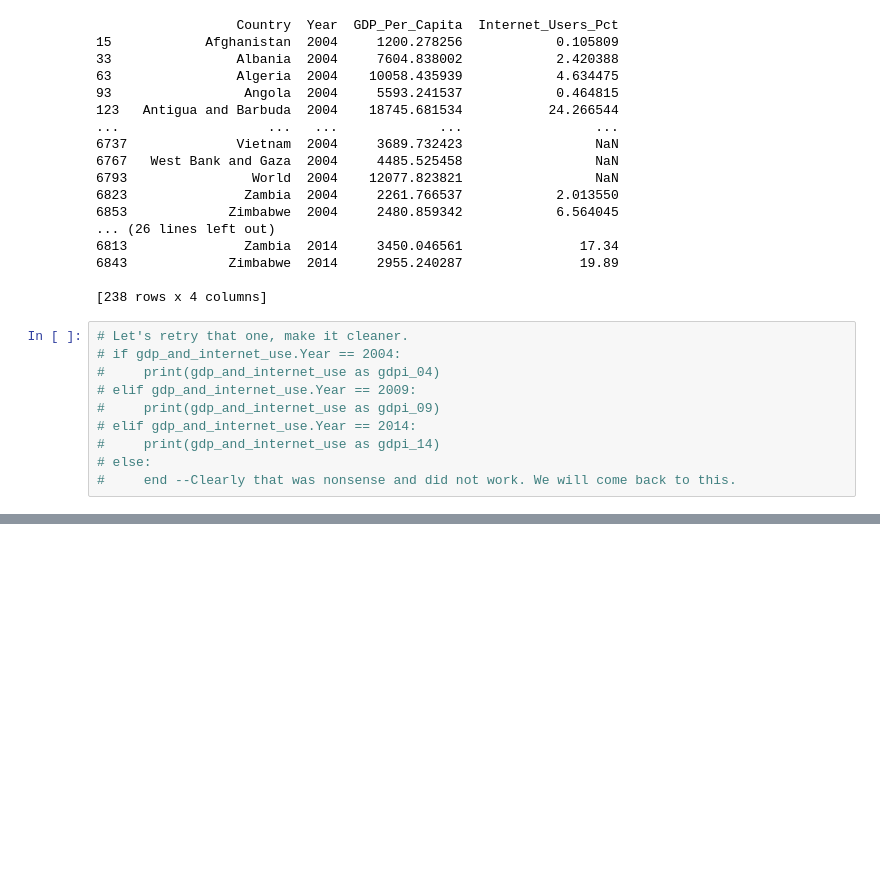
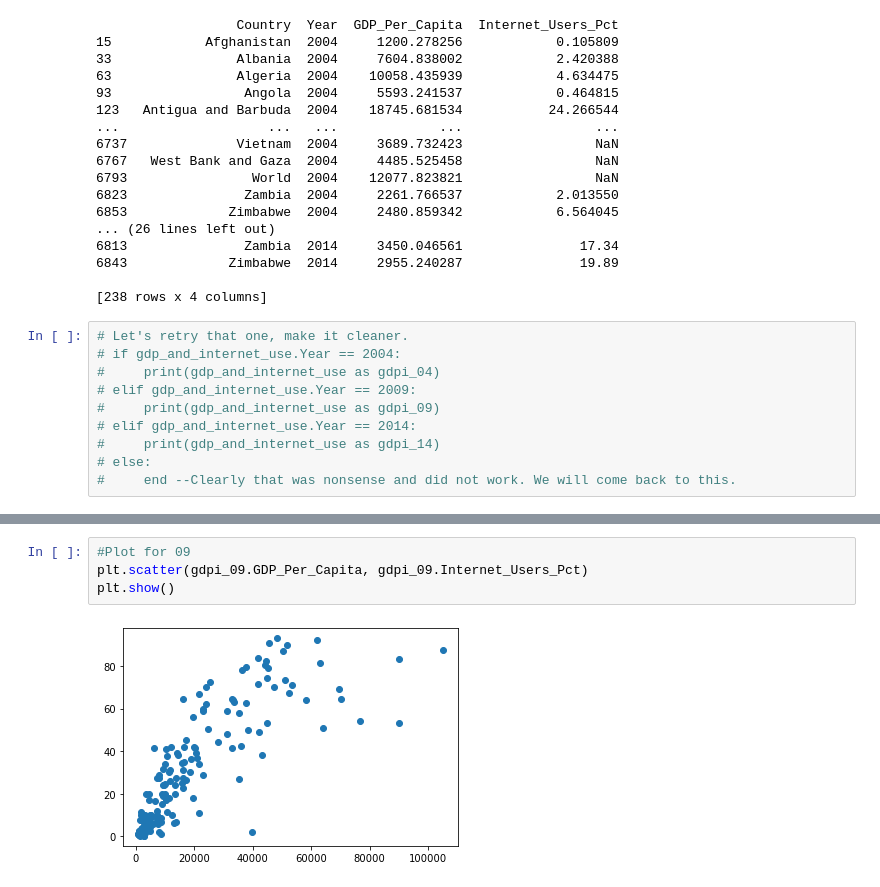
Before and after one commit to Cuiweiyi/gdp-and-internet-usage-Cuiweiyi, a Jupyter notebook: notebooks/Setup for the gdp_percap.ipynb, the cells around one changed output, grey strips where cells are left out. Drawn from its saved outputs; the diff is of its cells as text; blank space fills up the shorter version.

```diff
--- a/notebooks/Setup for the gdp_percap.ipynb
+++ b/notebooks/Setup for the gdp_percap.ipynb
@@ -327,0 +334,6 @@ c. 2014 Percent Using the Internet vs GDP Per Capita
+# %%
+#Plot for 09
+plt.scatter(gdpi_09.GDP_Per_Capita, gdpi_09.Internet_Users_Pct)
+plt.show()
+# %% [output]
+[figure, added]
```
Also changed, not shown: parts of 36 cells of this notebook.
